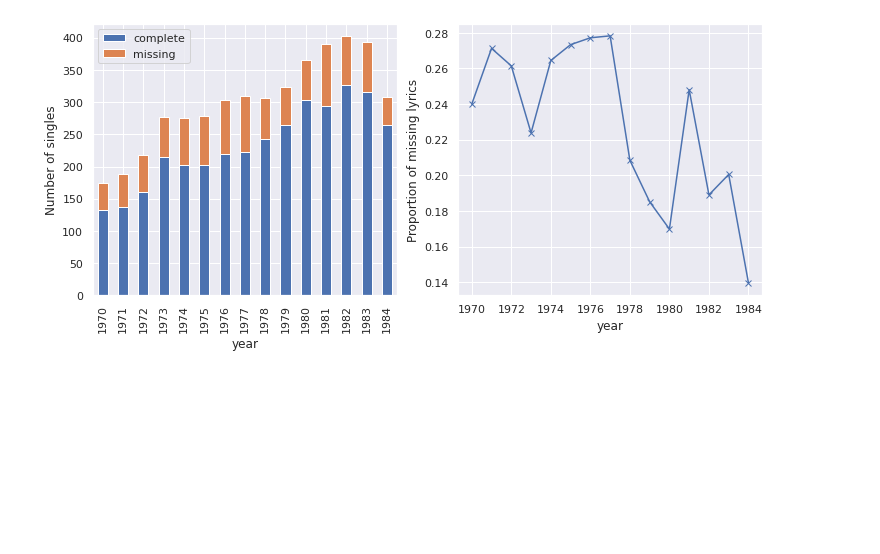
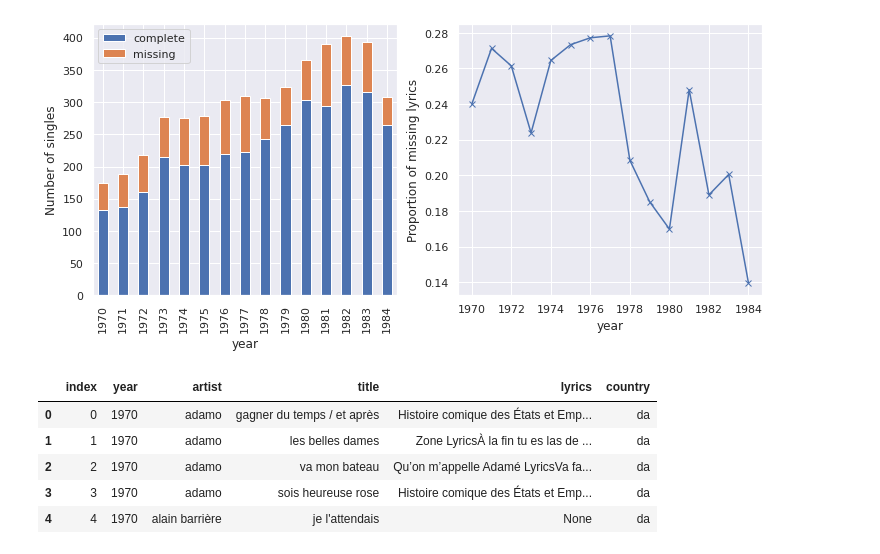
Before and after one commit to dauvillc/singles_topics_analysis, a Jupyter notebook: data_exploration.ipynb, the cells around one changed output. Cells and saved outputs as stored; diff of their text form; code cells hidden in the pictures; blank space fills up the shorter version.

```diff
--- a/data_exploration.ipynb
+++ b/data_exploration.ipynb
@@ -90,3 +90,13 @@ plt.ylabel("Proportion of missing lyrics")
 # %% [output]
 Text(0, 0.5, 'Proportion of missing lyrics')
 [figure]
+# %%
+data = pd.read_json('data/lyrics/all_lyrics.json')
+data.head()
+# %% [output]
+|  | index | year | artist | title | lyrics | country |
+| 0 | 0 | 1970 | adamo | gagner du temps / et après | Histoire comique des États et Emp... | da |
+| 1 | 1 | 1970 | adamo | les belles dames | Zone LyricsÀ la fin tu es las de ... | da |
+| 2 | 2 | 1970 | adamo | va mon bateau | Qu’on m’appelle Adamé LyricsVa fa... | da |
+| 3 | 3 | 1970 | adamo | sois heureuse rose | Histoire comique des États et Emp... | da |
+| 4 | 4 | 1970 | alain barrière | je l'attendais | None | da |
```
Also changed, not shown: 6 other files.
